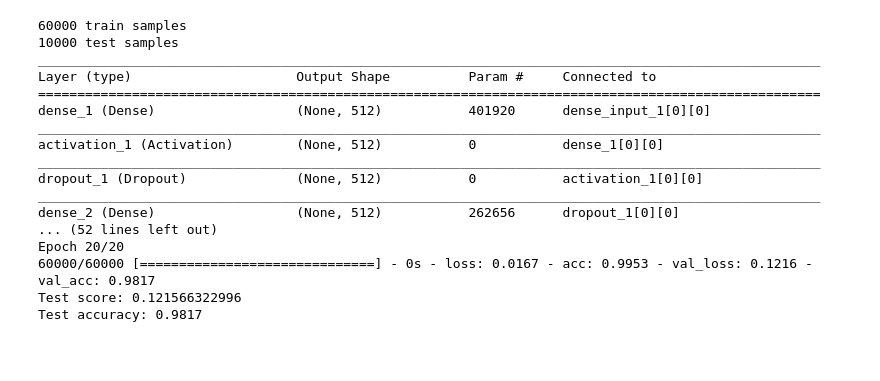
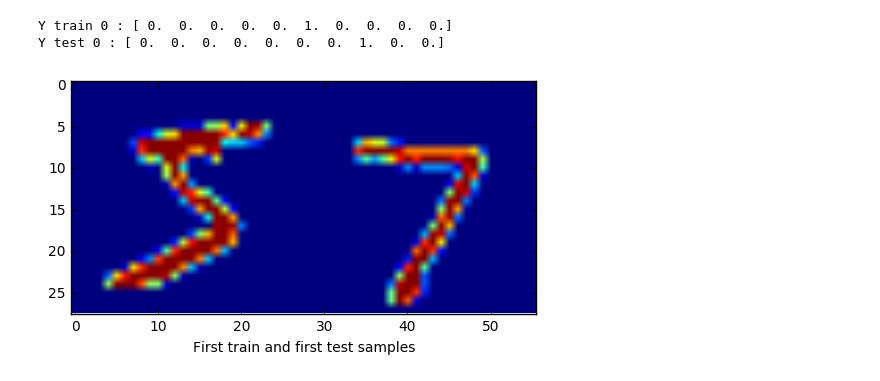
Before and after one commit to sumeetkr/deeplearning_tutorials, a Jupyter notebook: hello_world/MNIST_digit_calssification.ipynb, the cells around one changed output. Drawn from its saved outputs; the diff is of its cells as text; code cells hidden in the pictures; blank space fills up the shorter version.

Commit message:
showing some sample train and test images

```diff
--- a/hello_world/MNIST_digit_calssification.ipynb
+++ b/hello_world/MNIST_digit_calssification.ipynb
@@ -17,20 +17,33 @@ from keras.utils import np_utils
 # Configure GPU, set to use only one GPU
 import os
 os.environ["CUDA_VISIBLE_DEVICES"]= '1'
+# %%
+# This code is copied from KERAS website. I have modifed and added expalnations wherever necessary
+# src: https://github.com/fchollet/keras/edit/master/examples/mnist_mlp.py
+
+
+
+# Let's first prepare the dataset
+# mnist.load_data downlods the data and splits the dataset into train and test set
+(X_train, y_train), (X_test, y_test) = mnist.load_data()
+
+# Let's view some data
+from matplotlib import pyplot as plt
+%matplotlib inline
+
+
+# Create two sybplots for train and test data samples
+
+plt.imshow(np.concatenate((X_train[0], X_test[0]), axis=1))
+plt.xlabel('First train and first test samples')
+print('Y train 0 :', Y_train[0])
+
+print('Y test 0 :' , Y_test[0])
+# %% [output]
+Y train 0 : [ 0.  0.  0.  0.  0.  1.  0.  0.  0.  0.]
+Y test 0 : [ 0.  0.  0.  0.  0.  0.  0.  1.  0.  0.]
+[figure, added]
 # %%
-# This code is copied from KERAS website. I have modifed and added expalnations wherever necessary
-# src: https://github.com/fchollet/keras/edit/master/examples/mnist_mlp.py
-
-
-
-# Let's first prepare the dataset
-# mnist.load_data downlods the data and splits the dataset into train and test set
-(X_train, y_train), (X_test, y_test) = mnist.load_data()
-
-# Let's view some data
-
-
-
 batch_size = 128
 nb_classes = 10
 nb_epoch = 20
@@ -41,6 +54,7 @@ X_train = X_train.astype('float32')
 X_test = X_test.astype('float32')
 X_train /= 255
 X_test /= 255
+
 print(X_train.shape[0], 'train samples')
 print(X_test.shape[0], 'test samples')
 
@@ -70,21 +84,3 @@ history = model.fit(X_train, Y_train,
 score = model.evaluate(X_test, Y_test, verbose=0)
 print('Test score:', score[0])
 print('Test accuracy:', score[1])
-# %% [output]
-60000 train samples
-10000 test samples
-____________________________________________________________________________________________________
-Layer (type)                     Output Shape          Param #     Connected to
-====================================================================================================
-dense_1 (Dense)                  (None, 512)           401920      dense_input_1[0][0]
-____________________________________________________________________________________________________
-activation_1 (Activation)        (None, 512)           0           dense_1[0][0]
-____________________________________________________________________________________________________
-dropout_1 (Dropout)              (None, 512)           0           activation_1[0][0]
-____________________________________________________________________________________________________
-dense_2 (Dense)                  (None, 512)           262656      dropout_1[0][0]
-... (52 lines left out)
-Epoch 20/20
-60000/60000 [==============================] - 0s - loss: 0.0167 - acc: 0.9953 - val_loss: 0.1216 - val_acc: 0.9817
-Test score: 0.121566322996
-Test accuracy: 0.9817
```
